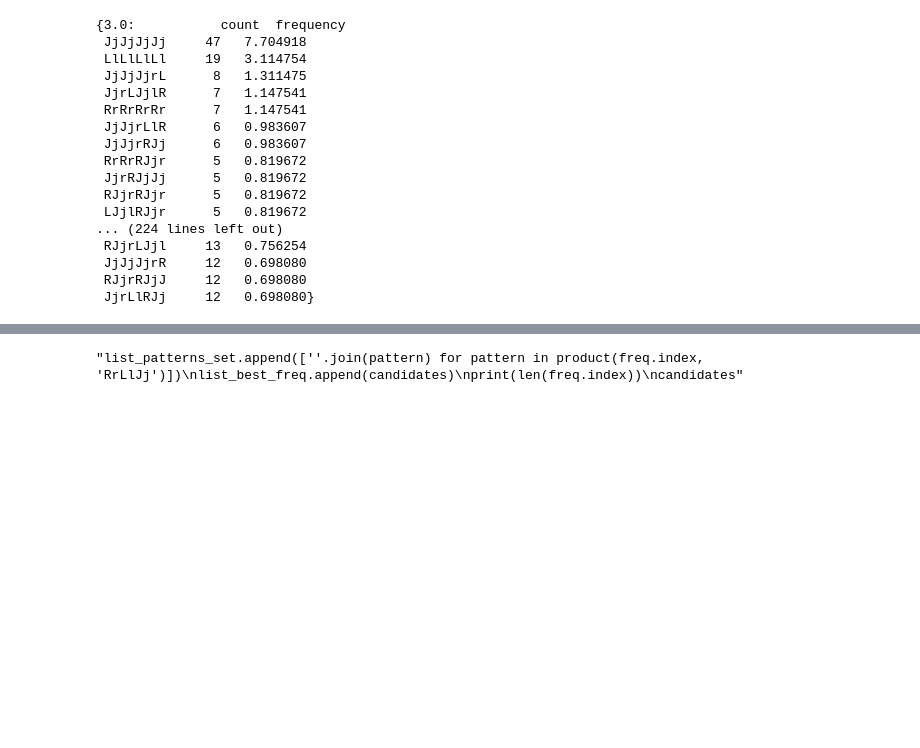
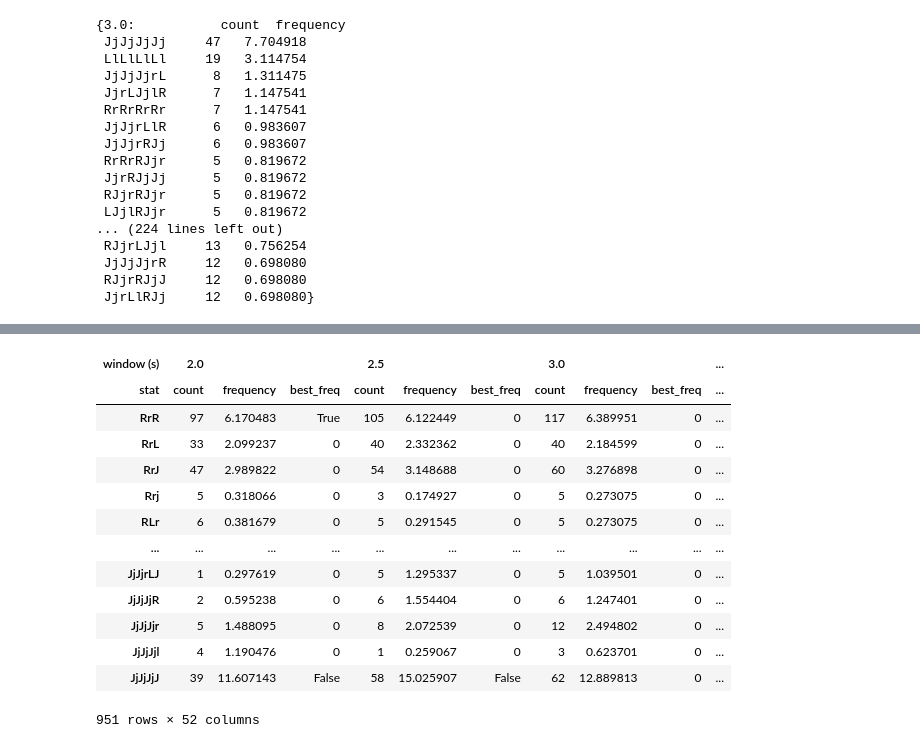
Before and after one commit to Amustache/Projet-Gameplay, a Jupyter notebook: wip/kevin/KMP_test.ipynb, the cells around one changed output, grey strips where cells are left out. Cells and saved outputs as stored; diff of their text form; code cells hidden in the pictures; blank space fills up the shorter version.

```diff
--- a/wip/kevin/KMP_test.ipynb
+++ b/wip/kevin/KMP_test.ipynb
@@ -579,36 +563,52 @@ list_freq= [[], [], []]
 # %%
 columns = pd.MultiIndex.from_product([np.linspace(2, 10, 17), ['count', 'frequency', 'best_freq']], names=["window (s)", "stat"])
-freq = pd.DataFrame(0, index=list_patterns_set[3], columns=columns)
-freq.index.name = 'pattern'
 
-for i in range(3,11):
-    for window in np.linspace(3, 10, 15): #3., 3.5, 4, ..., 9.5, 10.
-        n_frame = window*60
-        slice_size = int(df_trim.FRAME.max()/n_frame)
+freqs = pd.DataFrame(columns=columns)
 
-        for period in range(slice_size):
-            slice = df_trim[(df_trim.FRAME >= period*n_frame) & (df_trim.FRAME < (period+1)*n_frame)]
+for i in range(3,11): # on fait pour des patters de longueur 3 à 10
+    print('starting size', i)
+    freq = pd.DataFrame(0, index=list_patterns_set[i], columns=columns)
+    freq.loc[:, pd.IndexSlice[:, 'best_freq']] = False
+    best_freq_loc = dict(zip(freq.index, [[0,0]]*len(freq.index))) # va servir a stocker la fenetre pour laquelle on a la plus haute frequence pour un pattern donné ('frequency','window')
 
-            str = slice.action.str.cat()
+    for window in np.linspace(2, 10, 17): #2., 2.5, 3, ..., 9.5, 10. --> On teste des intervalles à la demi-seconde
+        n_frame = window*60 #nb de frame a considerer = secondes*FPS
+        n_slice = int(df_trim.FRAME.max()/n_frame) #nombre de période de taille "window"
+
+        for period in range(n_slice): #pour chaque période (cad pour chaque bloc contenant n_frame)
+            slice = df_trim[(df_trim.FRAME >= period*n_frame) & (df_trim.FRAME < (period+1)*n_frame)] #on SLICE
+
+            str = slice.action.str.cat() #on recup la chaine de caractere des actions sur laquelle on va faire la detection
 
             for pattern in freq.index:
-                freq.loc[pattern, (window, 'count')] += kmp(pattern, str)[1]
+                freq.loc[pattern, (window, 'count')] += kmp(pattern, str)[1] #pour chaque pattern on compte les occurences
 
-        n_pattern = freq[window, 'count'].sum()
+        n_pattern = freq[window, 'count'].sum() #nb total de pattern detecté pour une window
 
-        freq = freq.loc[freq[window, 'count'] > 0]
+        freq = freq.loc[freq[window, 'count'] > 0]   #on garde que les patterns apparaissants
 
-        for pattern in freq.index:
-            if n_pattern > 0:
+        # on calcule et record si necessaire les frequences et la plus haute frequence
+        if n_pattern > 0:
+            for pattern in freq.index:
                 freq.loc[pattern, (window, 'frequency')] = freq.loc[pattern, (window, 'count')]/n_pattern * 100
-            else:
-                freq.loc[pattern, (window, 'frequency')] = np.NaN
+
+                if freq.loc[pattern, (window, 'frequency')] > best_freq_loc[pattern][0]:
+                    freq.loc[pattern, (best_freq_loc[pattern][1], 'best_freq')] = False
+                    freq.loc[pattern, (window, 'best_freq')] = True
+
+                    best_freq_loc[pattern][0] = freq.loc[pattern, (window, 'frequency')]
+                    best_freq_loc[pattern][1] = window
+
 
         #candidates[window] = freq.sort_values(by=['count'], ascending=False).head(15)
 
         print(window, n_pattern)
 
+    freqs = pd.concat([freqs, freq])
+
+    #on crée le set de patterns de taille k+1 : si un pattern de taille k n'apparait pas dans la string,
+    #alors aucun pattern de taille k+1 commencant par ses k caracteres n'existe non plus
     list_patterns_set.append([''.join(pattern) for pattern in product(freq.index, 'RrLlJj')])
-    list_best_freq.append(candidates)
-    print(len(freq.index))
+
+freqs
 # %% [output]
@@ -630 +632,14 @@ for i in range(3,11):
+| window (s) | 2.0 |  |  | 2.5 |  |  | 3.0 |  |  | ... |
+| stat | count | frequency | best_freq | count | frequency | best_freq | count | frequency | best_freq | ... |
+| RrR | 97 | 6.170483 | True | 105 | 6.122449 | 0 | 117 | 6.389951 | 0 | ... |
+| RrL | 33 | 2.099237 | 0 | 40 | 2.332362 | 0 | 40 | 2.184599 | 0 | ... |
+| RrJ | 47 | 2.989822 | 0 | 54 | 3.148688 | 0 | 60 | 3.276898 | 0 | ... |
+| Rrj | 5 | 0.318066 | 0 | 3 | 0.174927 | 0 | 5 | 0.273075 | 0 | ... |
+| RLr | 6 | 0.381679 | 0 | 5 | 0.291545 | 0 | 5 | 0.273075 | 0 | ... |
+| ... | ... | ... | ... | ... | ... | ... | ... | ... | ... | ... |
+| JjJjrLJ | 1 | 0.297619 | 0 | 5 | 1.295337 | 0 | 5 | 1.039501 | 0 | ... |
+| JjJjJjR | 2 | 0.595238 | 0 | 6 | 1.554404 | 0 | 6 | 1.247401 | 0 | ... |
+| JjJjJjr | 5 | 1.488095 | 0 | 8 | 2.072539 | 0 | 12 | 2.494802 | 0 | ... |
+| JjJjJjl | 4 | 1.190476 | 0 | 1 | 0.259067 | 0 | 3 | 0.623701 | 0 | ... |
+| JjJjJjJ | 39 | 11.607143 | False | 58 | 15.025907 | False | 62 | 12.889813 | 0 | ... |
-"list_patterns_set.append([''.join(pattern) for pattern in product(freq.index, 'RrLlJj')])\nlist_best_freq.append(candidates)\nprint(len(freq.index))\ncandidates"
+951 rows × 52 columns
```
Also changed, not shown: parts of 7 cells of this notebook.
